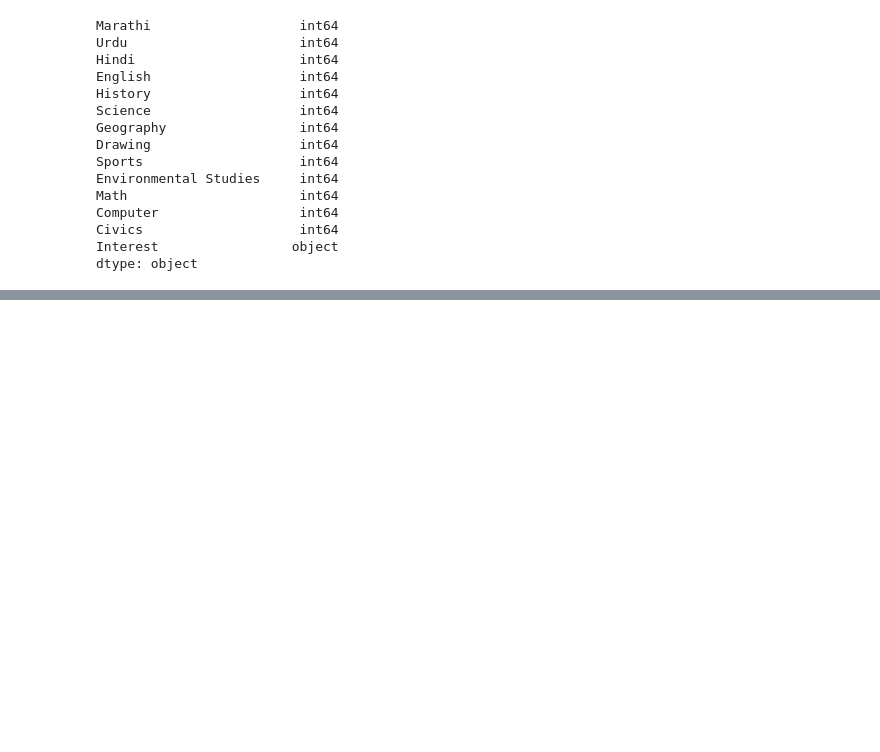
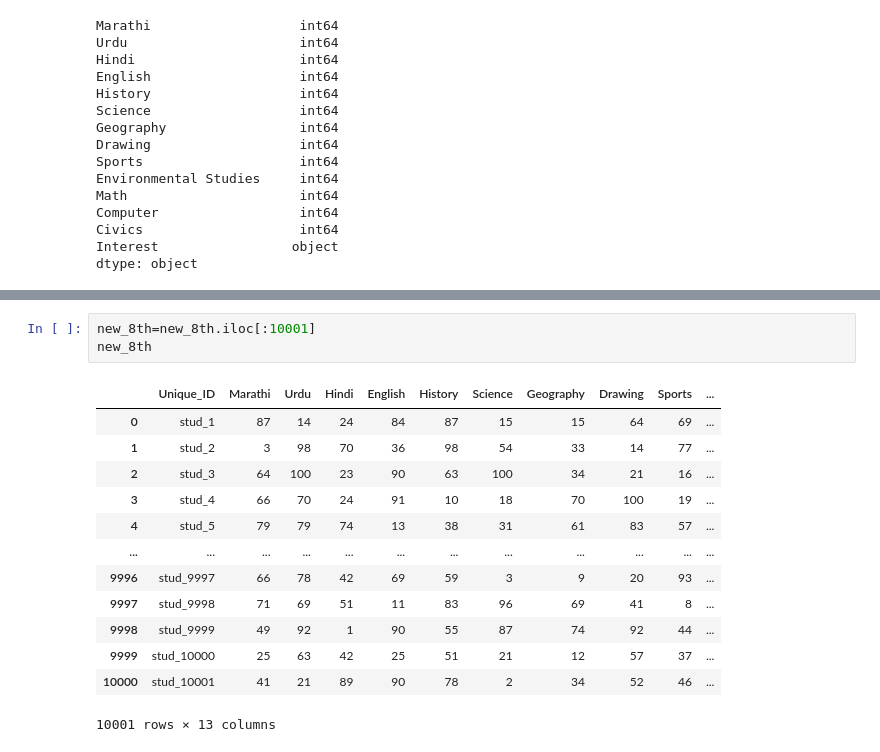
Before and after one commit to Abhishek-28-eng/Prediction_model, a Jupyter notebook: Latest/8th_std.ipynb, the cells around one changed output, grey strips where cells are left out. Drawn from its saved outputs; the diff is of its cells as text; blank space fills up the shorter version.

```diff
--- a/Latest/8th_std.ipynb
+++ b/Latest/8th_std.ipynb
@@ -65,2 +82,19 @@ new_8th
+# %%
+new_8th=new_8th.iloc[:10001]
+new_8th
+# %% [output]
+|  | Unique_ID | Marathi | Urdu | Hindi | English | History | Science | Geography | Drawing | Sports | ... |
+| 0 | stud_1 | 87 | 14 | 24 | 84 | 87 | 15 | 15 | 64 | 69 | ... |
+| 1 | stud_2 | 3 | 98 | 70 | 36 | 98 | 54 | 33 | 14 | 77 | ... |
+| 2 | stud_3 | 64 | 100 | 23 | 90 | 63 | 100 | 34 | 21 | 16 | ... |
+| 3 | stud_4 | 66 | 70 | 24 | 91 | 10 | 18 | 70 | 100 | 19 | ... |
+| 4 | stud_5 | 79 | 79 | 74 | 13 | 38 | 31 | 61 | 83 | 57 | ... |
+| ... | ... | ... | ... | ... | ... | ... | ... | ... | ... | ... | ... |
+| 9996 | stud_9997 | 66 | 78 | 42 | 69 | 59 | 3 | 9 | 20 | 93 | ... |
+| 9997 | stud_9998 | 71 | 69 | 51 | 11 | 83 | 96 | 69 | 41 | 8 | ... |
+| 9998 | stud_9999 | 49 | 92 | 1 | 90 | 55 | 87 | 74 | 92 | 44 | ... |
+| 9999 | stud_10000 | 25 | 63 | 42 | 25 | 51 | 21 | 12 | 57 | 37 | ... |
+| 10000 | stud_10001 | 41 | 21 | 89 | 90 | 78 | 2 | 34 | 52 | 46 | ... |
+10001 rows × 13 columns
 # %%
 # Ensure all subject columns are numeric
```
Also changed, not shown: parts of 3 cells of this notebook, 4 other files.
